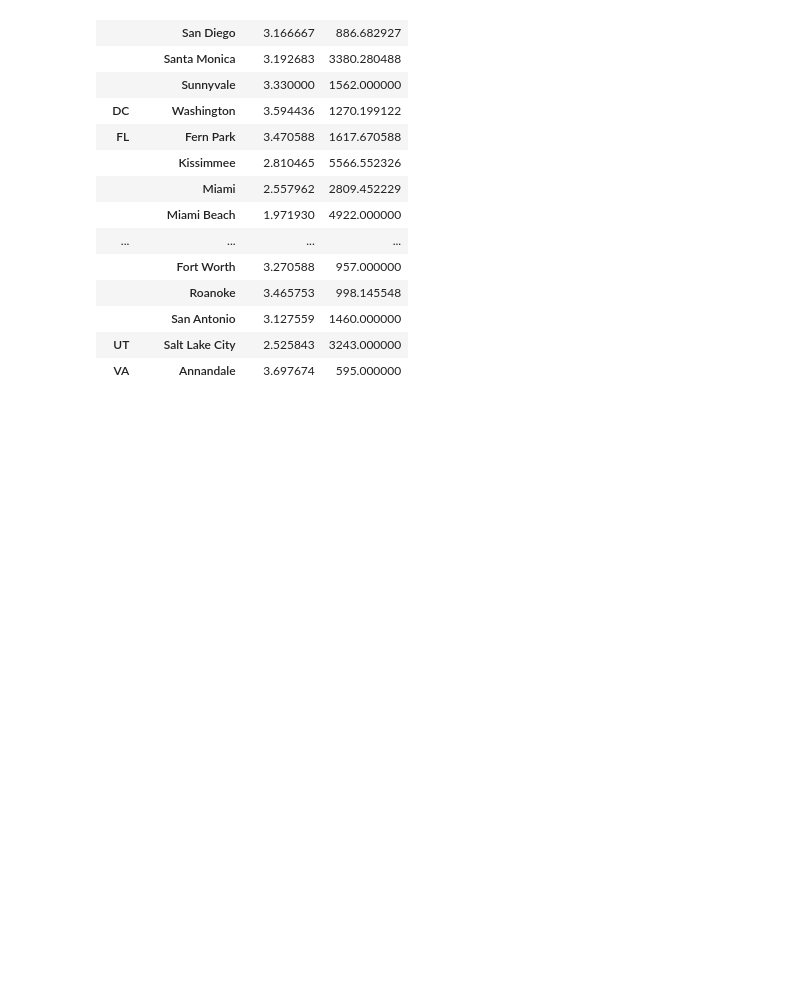
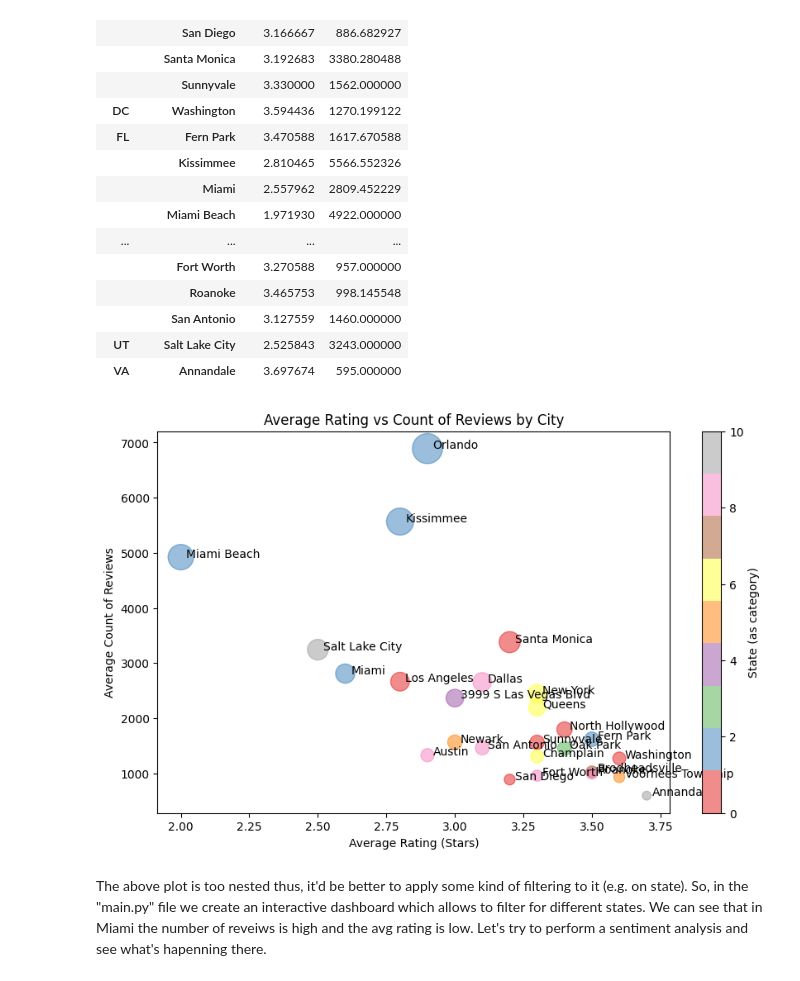
Before and after one commit to ssstoev/mcdonalds-reviews, a Jupyter notebook: review analysis.ipynb, the cells around one changed output. Saved outputs shown, nothing was run; the diff lists cells and outputs as text; code cells hidden in the pictures; blank space fills up the shorter version.

Commit message:
began sentiment analysis

```diff
--- a/review analysis.ipynb
+++ b/review analysis.ipynb
@@ -1,7 +1,7 @@
 # %%
 import pandas as pd
 # %%
-df_clean = pd.read_csv("McDonald_s_Reviews.csv", encoding='ISO-8859-1')
+df_clean = pd.read_csv("McDonald_s_Reviews.csv", encoding='latin-1')
 df_clean = df_clean[["store_address", "latitude ", "longitude", "rating_count", "review_time", "review", "rating"]]
 
 # Convert the rating column to a numeric one
@@ -109,3 +109,41 @@ pivot_state_city
 |  | San Antonio | 3.127559 | 1460.000000 |
 | UT | Salt Lake City | 2.525843 | 3243.000000 |
 | VA | Annandale | 3.697674 | 595.000000 |
+# %%
+pivot_state_city.reset_index(inplace=True)
+# %%
+# round the numbers
+pivot_state_city["rating (stars)"] = pivot_state_city["rating (stars)"].round(1)
+pivot_state_city["rating_count"] = pivot_state_city["rating_count"].round(0)
+
+pivot_state_city.to_csv("pivoted_data.csv")
+# %%
+import matplotlib.pyplot as plt
+
+
+# Create a bubble chart
+plt.figure(figsize=(10, 6))
+
+# Use a scatter plot where bubble size reflects rating_count
+bubble_size = pivot_state_city['rating_count'] / 10  # Adjust the division factor to change bubble size
+
+# Create the scatter plot
+scatter = plt.scatter(pivot_state_city['rating (stars)'], pivot_state_city['rating_count'], s=bubble_size,
+                      alpha=0.5, c=pivot_state_city['state'].astype('category').cat.codes, cmap='Set1')
+
+# Add labels
+plt.xlabel('Average Rating (Stars)')
+plt.ylabel('Average Count of Reviews')
+plt.title('Average Rating vs Count of Reviews by City')
+
+# Add state labels next to each point
+for i in range(pivot_state_city.shape[0]):
+    plt.text(pivot_state_city['rating (stars)'][i] + 0.02, pivot_state_city['rating_count'][i], pivot_state_city['city'][i])
+
+# Display the chart
+plt.colorbar(scatter, label='State (as category)')
+plt.show()
+# %% [output]
+[figure, added]
+# %% [markdown]
+The above plot is too nested thus, it'd be better to apply some kind of filtering to it (e.g. on state). So, in the "main.py" file we create an interactive dashboard which allows to filter for different states. We can see that in Miami the number of reveiws is high and the avg rating is low. Let's try to perform a sentiment analysis and see what's hapenning there.
```
Also changed, not shown: parts of 10 cells of this notebook.
